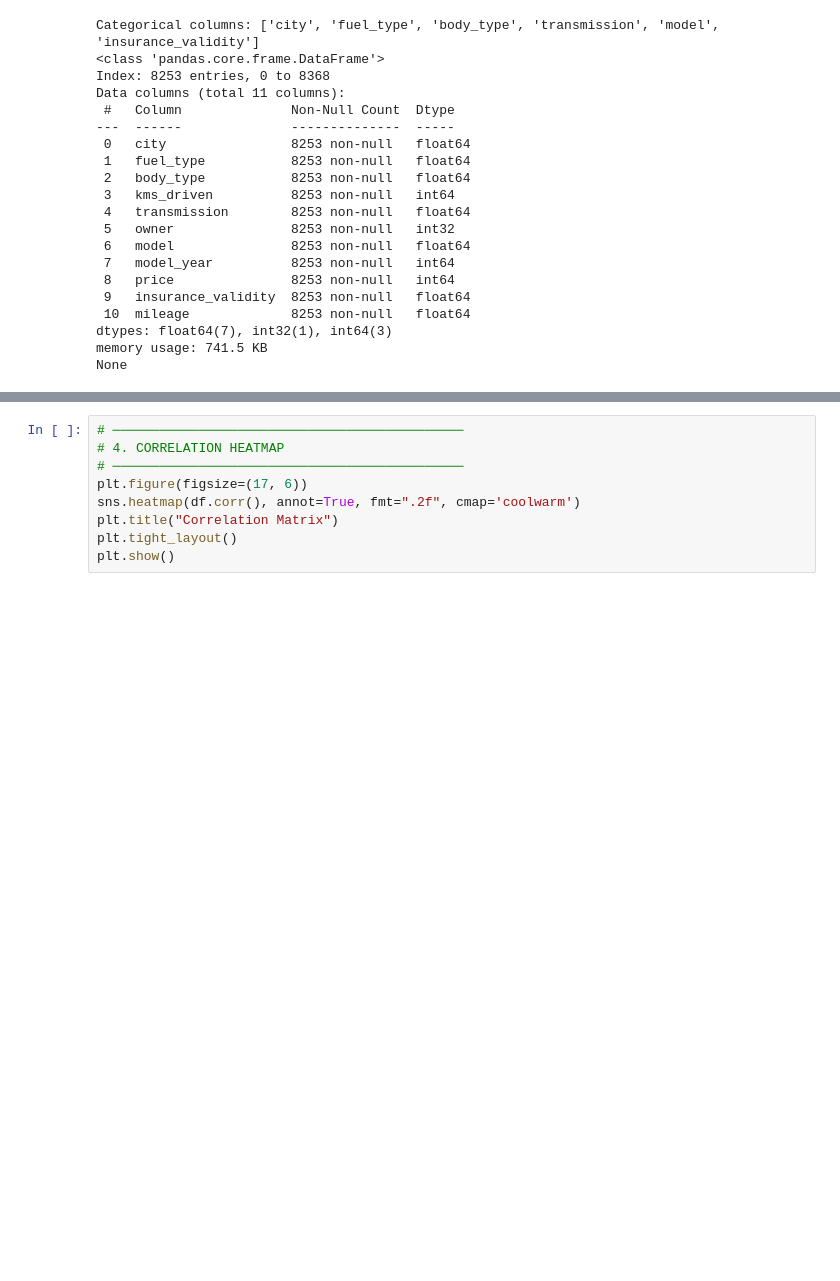
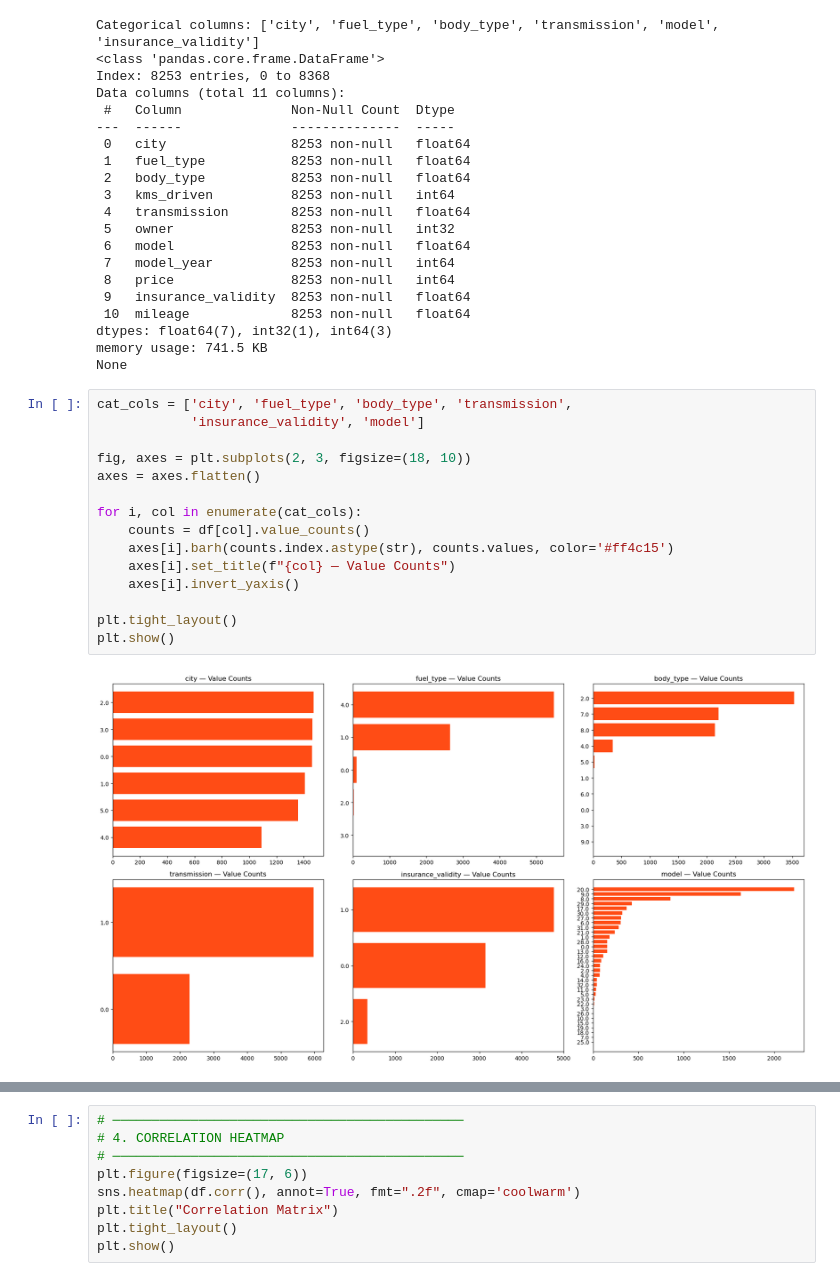
Before and after one commit to MuraliVenkat31/Assignment_3, a Jupyter notebook: Car Dekho/Price_Prediction1.ipynb, the cells around one changed output, grey strips where cells are left out. Drawn from its saved outputs; the diff is of its cells as text; blank space fills up the shorter version.

```diff
--- a/Car Dekho/Price_Prediction1.ipynb
+++ b/Car Dekho/Price_Prediction1.ipynb
@@ -104,3 +104,20 @@ Data columns (total 11 columns):
 dtypes: float64(7), int32(1), int64(3)
 memory usage: 741.5 KB
 None
+# %%
+cat_cols = ['city', 'fuel_type', 'body_type', 'transmission',
+            'insurance_validity', 'model']
+
+fig, axes = plt.subplots(2, 3, figsize=(18, 10))
+axes = axes.flatten()
+
+for i, col in enumerate(cat_cols):
+    counts = df[col].value_counts()
+    axes[i].barh(counts.index.astype(str), counts.values, color='#ff4c15')
+    axes[i].set_title(f"{col} — Value Counts")
+    axes[i].invert_yaxis()
+
+plt.tight_layout()
+plt.show()
+# %% [output]
+[figure, added]
```
Also changed, not shown: parts of 4 cells of this notebook.
